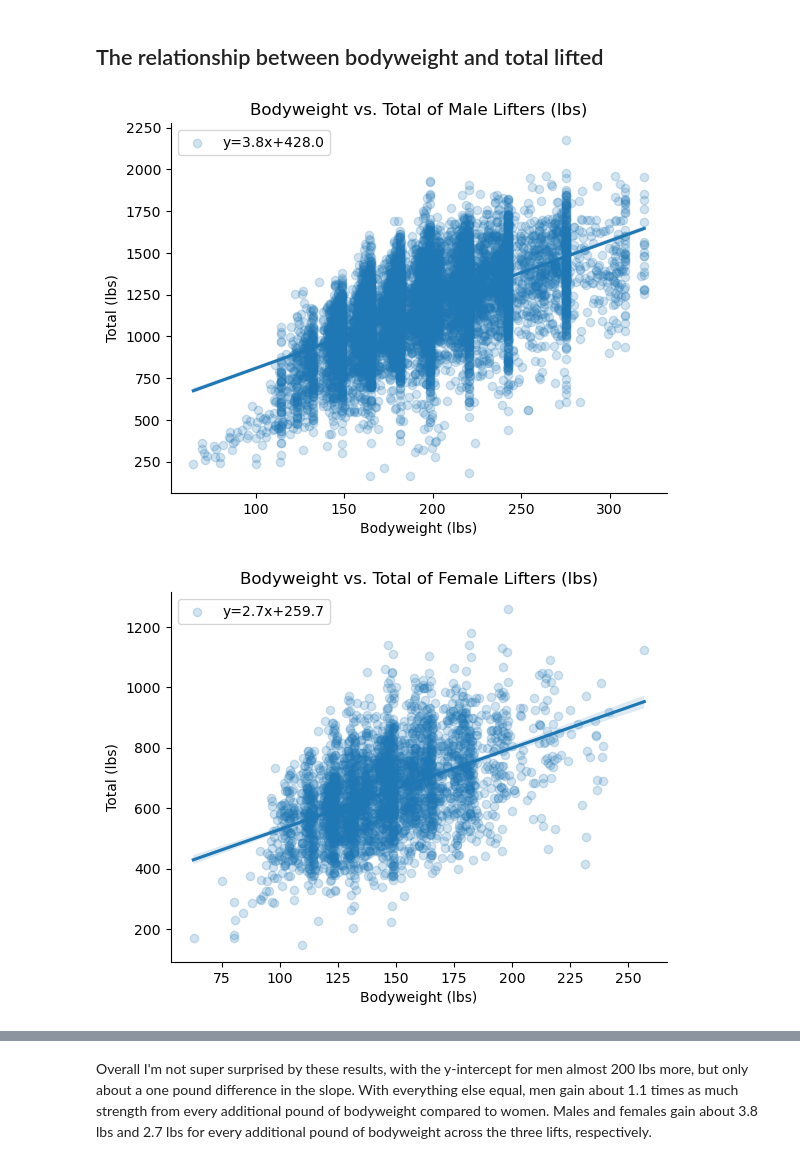
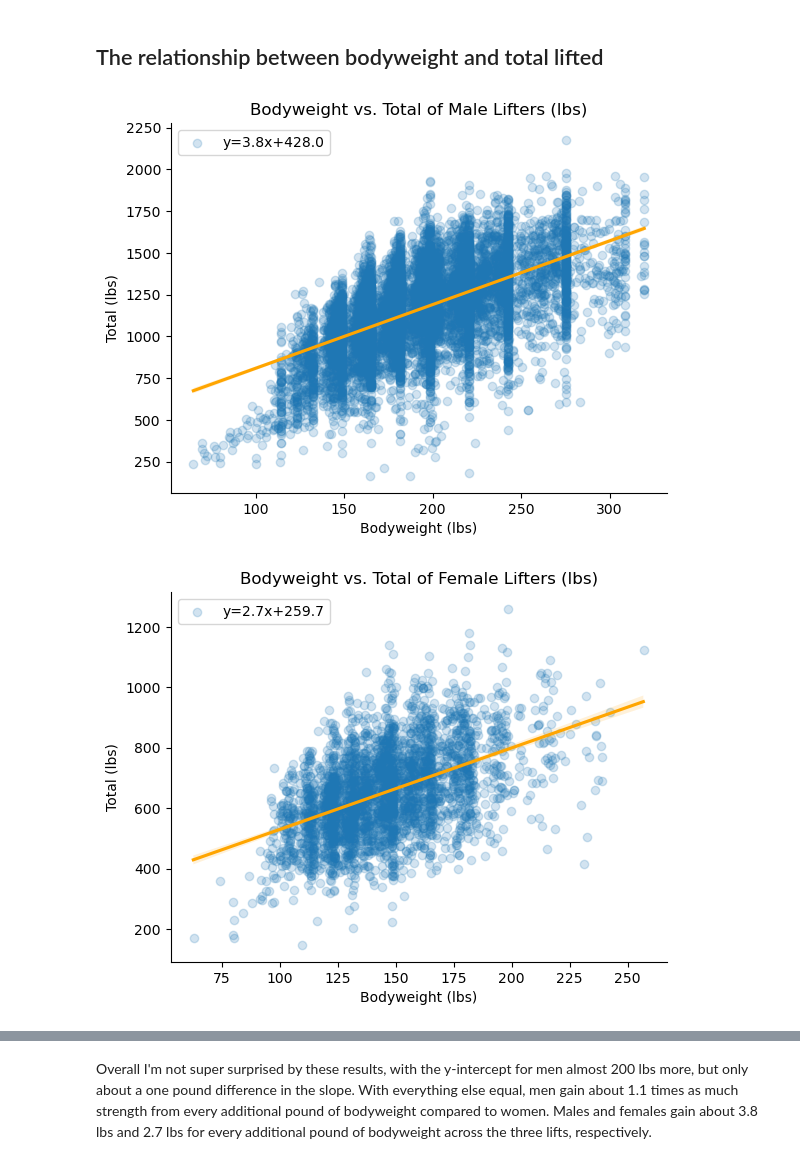
Before and after one commit to Silver0524/NJ-Powerlifting-EDA, a Jupyter notebook: Powerlifting EDA.ipynb, the cells around one changed output, grey strips where cells are left out. Drawn from its saved outputs; the diff is of its cells as text; code cells hidden in the pictures.

```diff
--- a/Powerlifting EDA.ipynb
+++ b/Powerlifting EDA.ipynb
@@ -681,7 +683,7 @@ nj.to_csv('Output/NJ Powerlifting Data.csv')
 # Helper function to title, label the axes, and despine the graphs
 def label_and_despine(title = '', xlabel = '', ylabel = '', despine = True, subplots = False):
     if despine:
-        sb.despine()
+        sns.despine()
 
     if subplots:
         fig.suptitle(title)
@@ -693,20 +695,37 @@ def label_and_despine(title = '', xlabel = '', ylabel = '', despine = True, subp
 # Plotting bodyweight vs total of male lifters
 slope_m, intercept_m, r_value_m, p_value_m, se_m = stats.linregress(nj.loc[nj.Sex=='M', 'BodyweightLb'], nj.loc[nj.Sex=='M', 'TotalLb'])
 
-sb.regplot(y='TotalLb', x='BodyweightLb', data=nj[nj.Sex == 'M'], scatter_kws={'alpha':0.2}, label='y={0:.1f}x+{1:.1f}'.format(slope_m, intercept_m)).legend(loc='upper left')
+sns.regplot(
+    y='TotalLb',
+    x='BodyweightLb',
+    data=nj[nj.Sex == 'M'],
+    scatter_kws={'alpha':0.2},
+    line_kws = {'color': 'orange'},
+    label='y={0:.1f}x+{1:.1f}'.format(slope_m, intercept_m)
+).legend(loc='upper left')
+
 label_and_despine('Bodyweight vs. Total of Male Lifters (lbs)', 'Bodyweight (lbs)', 'Total (lbs)')
 plt.savefig('Graphs/m_bodyweight_vs_total.png')
 # %% [output]
-[figure, old version]
+[figure, new version]
 # %%
 # Plotting bodyweight vs total of male lifters
 slope_f, intercept_f, r_value_f, p_value_f, se_f = stats.linregress(nj.loc[nj.Sex=='F', 'BodyweightLb'], nj.loc[nj.Sex=='F', 'TotalLb'])
 
-sb.regplot(y='TotalLb', x='BodyweightLb', data=nj[nj.Sex == 'F'], x_jitter=.5, scatter_kws={'alpha':.2}, label='y={0:.1f}x+{1:.1f}'.format(slope_f, intercept_f)).legend(loc='upper left')
+sns.regplot(
+    y='TotalLb',
+    x='BodyweightLb',
+    data=nj[nj.Sex == 'F'],
+    x_jitter=.5,
+    scatter_kws={'alpha':.2},
+    line_kws = {'color': 'orange'},
+    label='y={0:.1f}x+{1:.1f}'.format(slope_f, intercept_f)
+).legend(loc='upper left')
+
 label_and_despine('Bodyweight vs. Total of Female Lifters (lbs)', 'Bodyweight (lbs)', 'Total (lbs)')
 plt.savefig('Graphs/f_bodyweight_vs_total.png')
 # %% [output]
-[figure, old version]
+[figure, new version]
 # %%
 # Plotting bodyweight vs total of male and female lifters side by side
 fig, ax = plt.subplots(1, 2, figsize=(15, 5))
```
Also changed, not shown: parts of 17 cells of this notebook, 5 other files.
